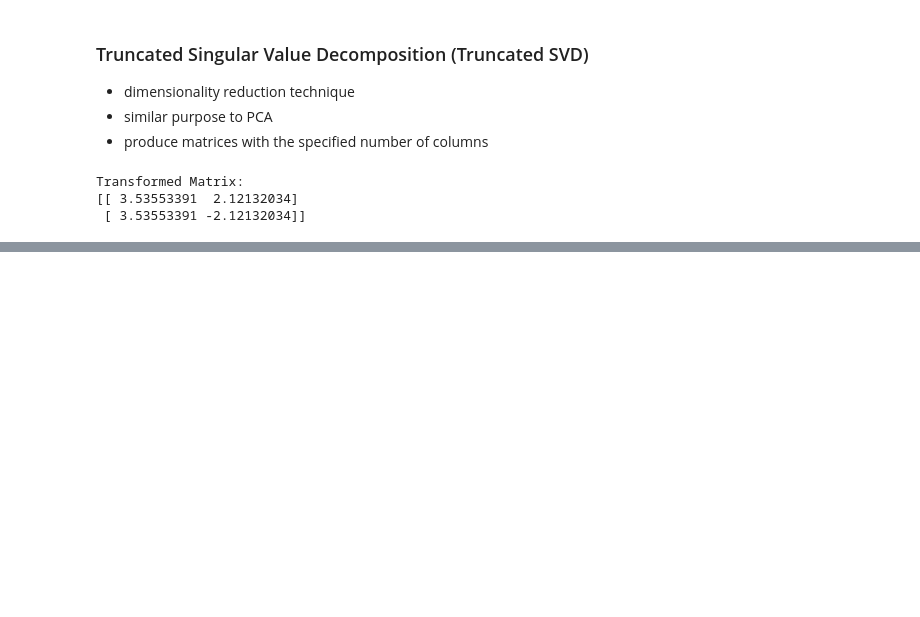
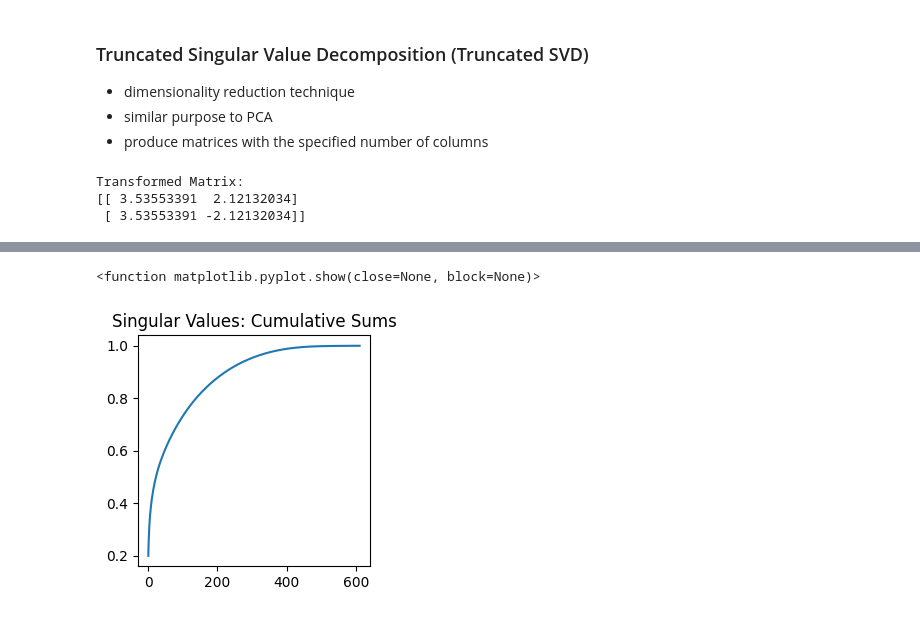
Before and after one commit to yakinamaharjan/trainee, a Jupyter notebook: notes/5.svd.ipynb, the cells around one changed output, grey strips where cells are left out. Cells and saved outputs as stored; diff of their text form; code cells hidden in the pictures; blank space fills up the shorter version.

```diff
--- a/notes/5.svd.ipynb
+++ b/notes/5.svd.ipynb
@@ -82,0 +134,9 @@ Transformed Matrix:
+# %%
+# how much of the matrix is captured by the first r
+
+plt.plot(np.cumsum(np.diag(S))/np.sum(np.diag(S)))
+plt.title("Singular Values: Cumulative Sums")
+plt.show
+# %% [output]
+<function matplotlib.pyplot.show(close=None, block=None)>
+[figure, added]
```
Also changed, not shown: parts of 8 cells of this notebook.
